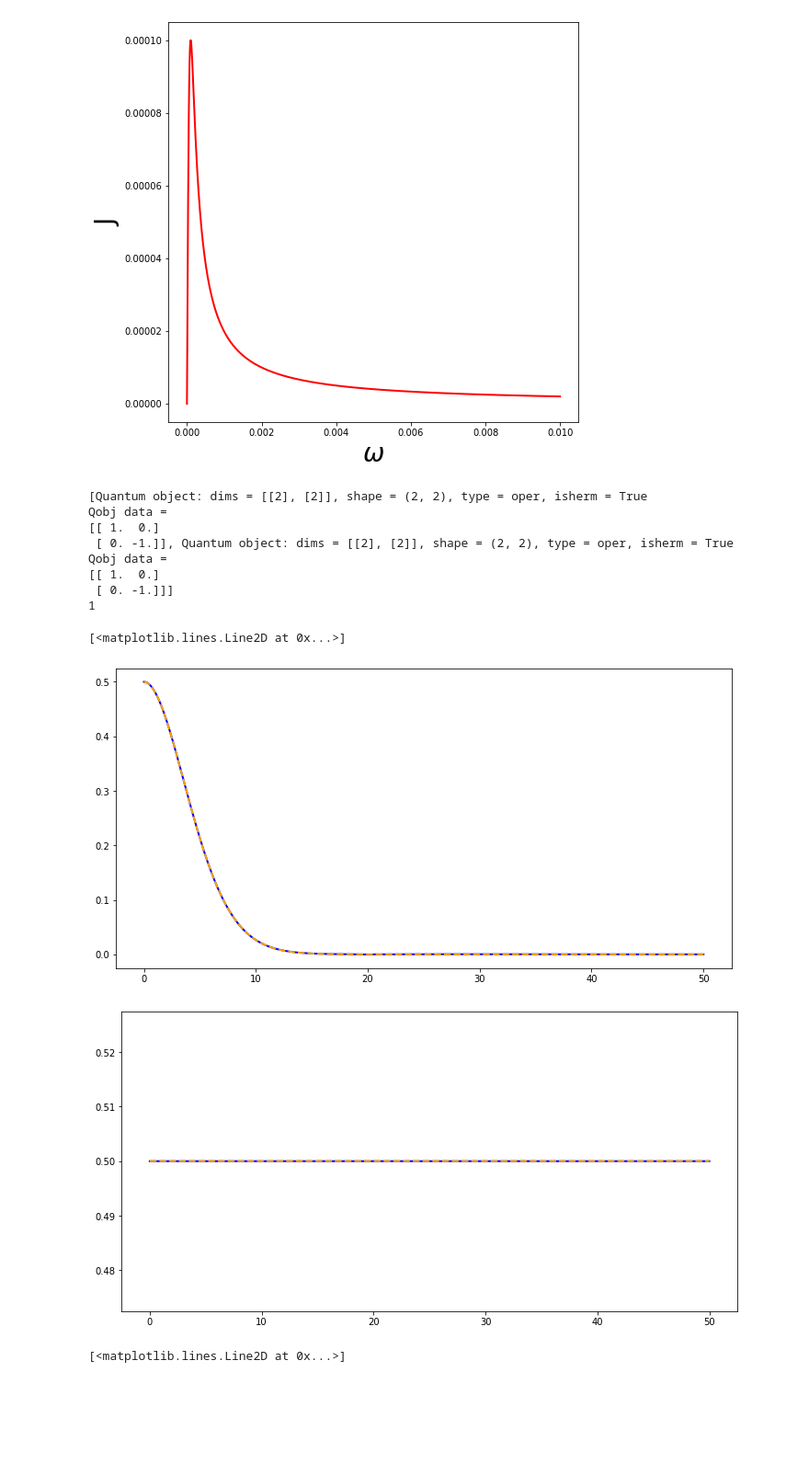
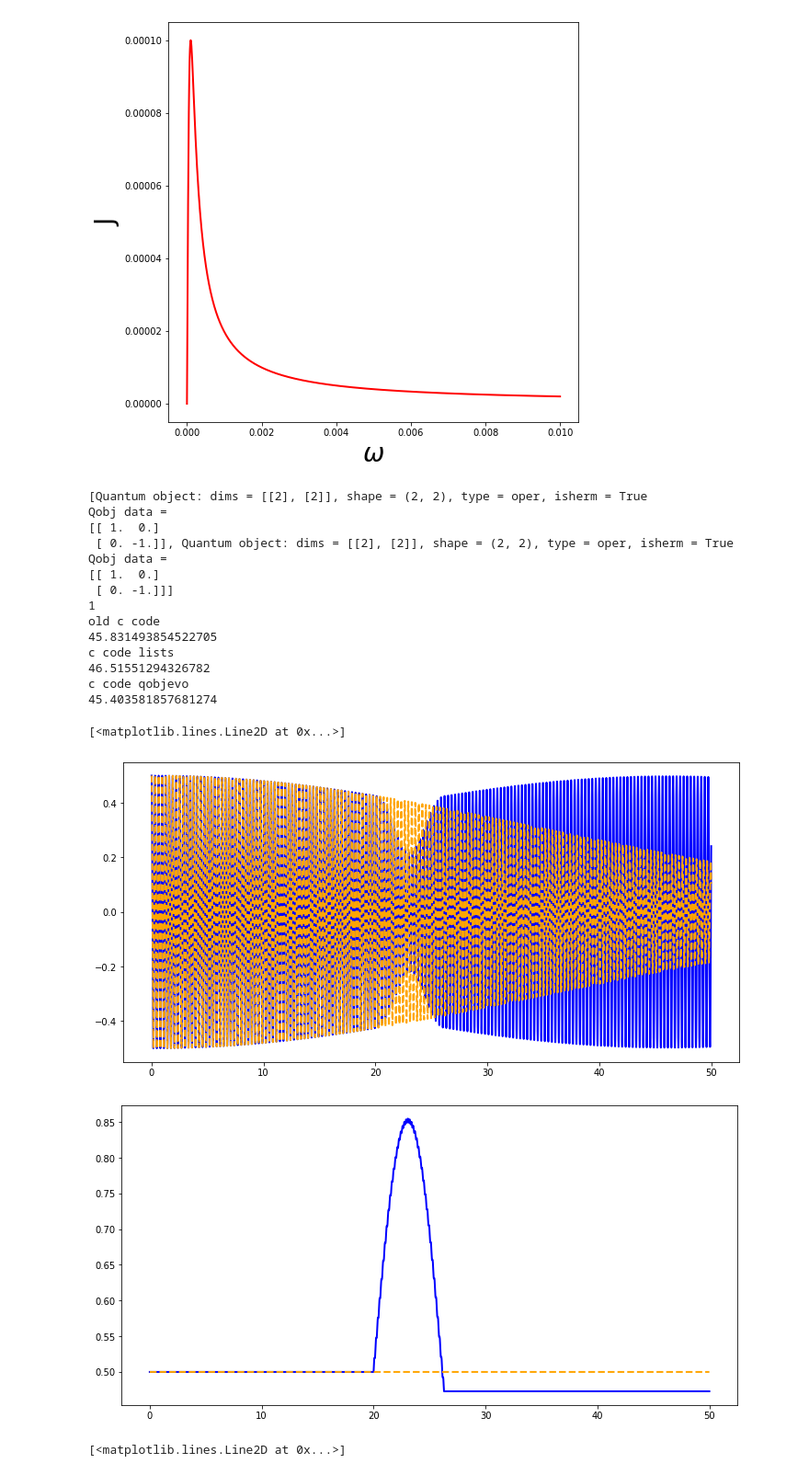
Before and after one commit to tehruhn/bofin_fast, a Jupyter notebook: example 3 HEOM - td_test.ipynb, the cells around one changed output. Shown: that part at 92% size. Saved outputs shown, nothing was run; the diff lists cells and outputs as text; code cells hidden in the pictures; blank space fills up the shorter version.

```diff
--- a/example 3 HEOM - td_test.ipynb
+++ b/example 3 HEOM - td_test.ipynb
@@ -231,14 +239,42 @@ Ncc = 60
 H_d = [Hsys,[sigmax(), drive]]
 
 
+
+Q2 = [Q for kk in range(NR+NI)]
+
+
+
+print("old c code")
+start = time.time()
+optionsODE = Options(nsteps=15000, store_states=True,rtol=1e-17,atol=1e-17)
+resultHEOMOld = BosonicHEOMSolverOld(H_d, Q2,ckAR,ckAI,vkAR,vkAI, NC, options=optionsODE)
+outputDDL  = resultHEOMOld.run(initial_state2,tlist2)
+end = time.time()
+print(end-start)
+
+
 #Q = [sigmax(),sigmax(),sigmax(),sigmax()]
 Q2 = [Q for kk in range(NR+NI)]
 
+
+
+print("c code lists")
+start = time.time()
 optionsODE = Options(nsteps=15000, store_states=True,rtol=1e-17,atol=1e-17)
 resultHEOM = BosonicHEOMSolver(H_d, Q2,ckAR,ckAI,vkAR,vkAI, NC, options=optionsODE)
-outputDD  = resultHEOM.run(initial_state2,tlist2)
+outputDDL  = resultHEOM.run(initial_state2,tlist2)
+end = time.time()
+print(end-start)
 
 
+Q2 = [Q for kk in range(NR+NI)]
+print("c code qobjevo")
+start = time.time()
+Hevo = QobjEvo([Hsys, [sigmax(), drive]])
+resultHEOMEvo = QobjEvoSolve(Hevo, Q2,ckAR,ckAI,vkAR,vkAI, NC, options=optionsODE)
+outputDD  = resultHEOMEvo.run(initial_state2,tlist2)
+end = time.time()
+print(end-start)
 
 
 H_d = [Hsys,[0.*sigmax(), drive]]
@@ -262,37 +298,45 @@ Qobj data =
 [[ 1.  0.]
  [ 0. -1.]]]
 1
+old c code
+45.831493854522705
+c code lists
+46.51551294326782
+c code qobjevo
+45.403581857681274
 # %%
 #P2HEOM=expect(output.states,P2)
 
 
 
 P12DD=expect(outputDD.states,basis(2,1)*basis(2,0).dag())
+P12DDL=expect(outputDDL.states,basis(2,1)*basis(2,0).dag())
 P12noDD=expect(outputnoDD.states,basis(2,1)*basis(2,0).dag())
 
 fig, axes2 = subplots(1, 1, sharex=True, figsize=(12,6))
 
 
 
-axes2.plot(tlist2, real(P12DD), 'blue', linestyle='-', linewidth=2, label="P12 dd")
+axes2.plot(tlist2, real(P12DDL), 'blue', linestyle='-', linewidth=2, label="P12 dd")
+#axes2.plot(tlist2, real(P12DD), 'blue', linestyle='-', linewidth=2, label="P12 dd")
 axes2.plot(tlist2, real(P12noDD), 'orange', linestyle='--', linewidth=2, label="P12 no dd")
 
 #P2HEOM=expect(output.states,P2)
 
 
-P1DD=expect(outputDD.states,basis(2,1)*basis(2,1).dag())
+P1DD=expect(outputDDL.states,basis(2,1)*basis(2,1).dag())
 P1noDD=expect(outputnoDD.states,basis(2,1)*basis(2,1).dag())
 
 fig, axes2 = subplots(1, 1, sharex=True, figsize=(12,6))
 
 
 
 axes2.plot(tlist2, real(P1DD), 'blue', linestyle='-', linewidth=2, label="P12 dd")
 axes2.plot(tlist2, real(P1noDD), 'orange', linestyle='--', linewidth=2, label="P12 no dd")
 # %% [output]
 [<matplotlib.lines.Line2D at 0x...>]
-[figure, old version]
+[figure, new version]
-[figure, old version]
+[figure, new version]
 # %%
 
 # Lets look at the drive itself:
```
Also changed, not shown: parts of 3 cells of this notebook, 51 other files.
